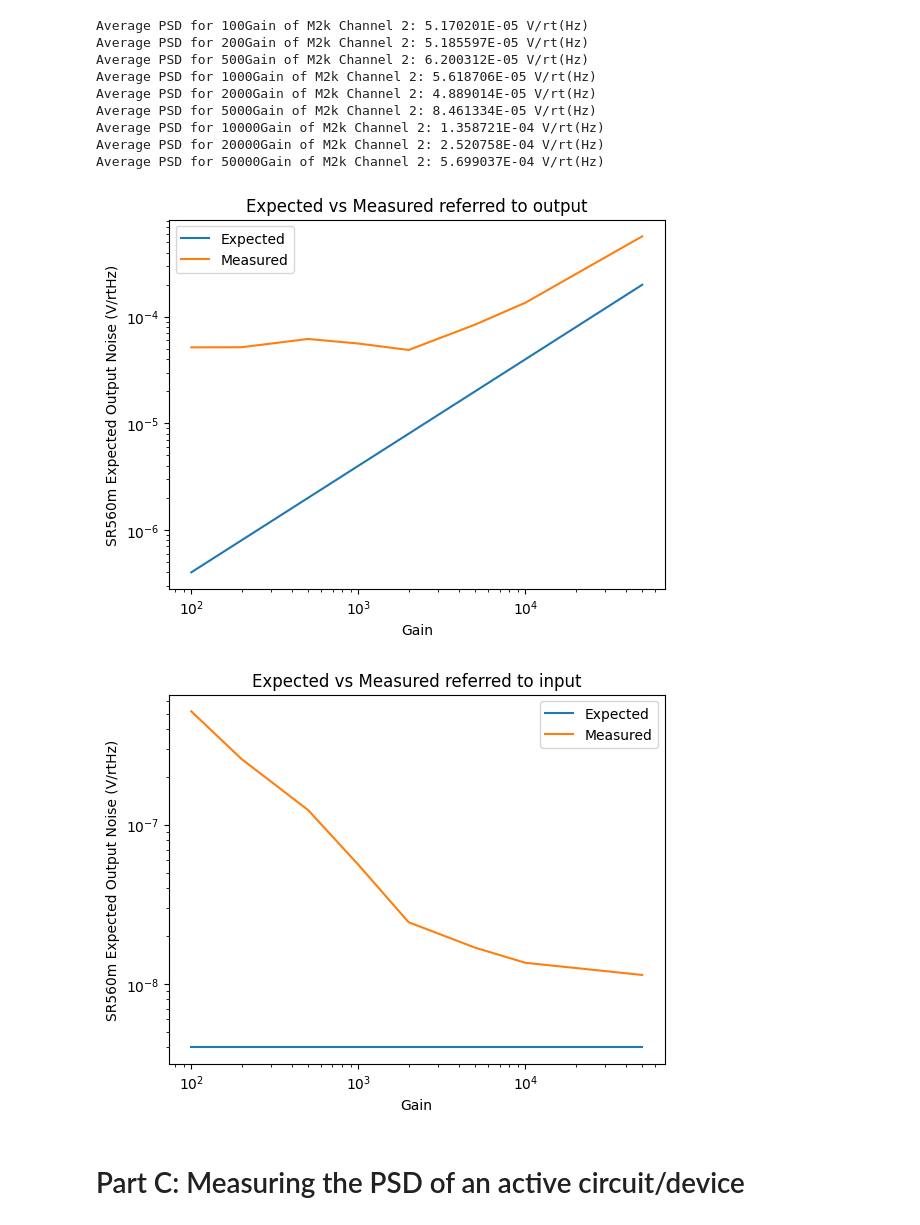
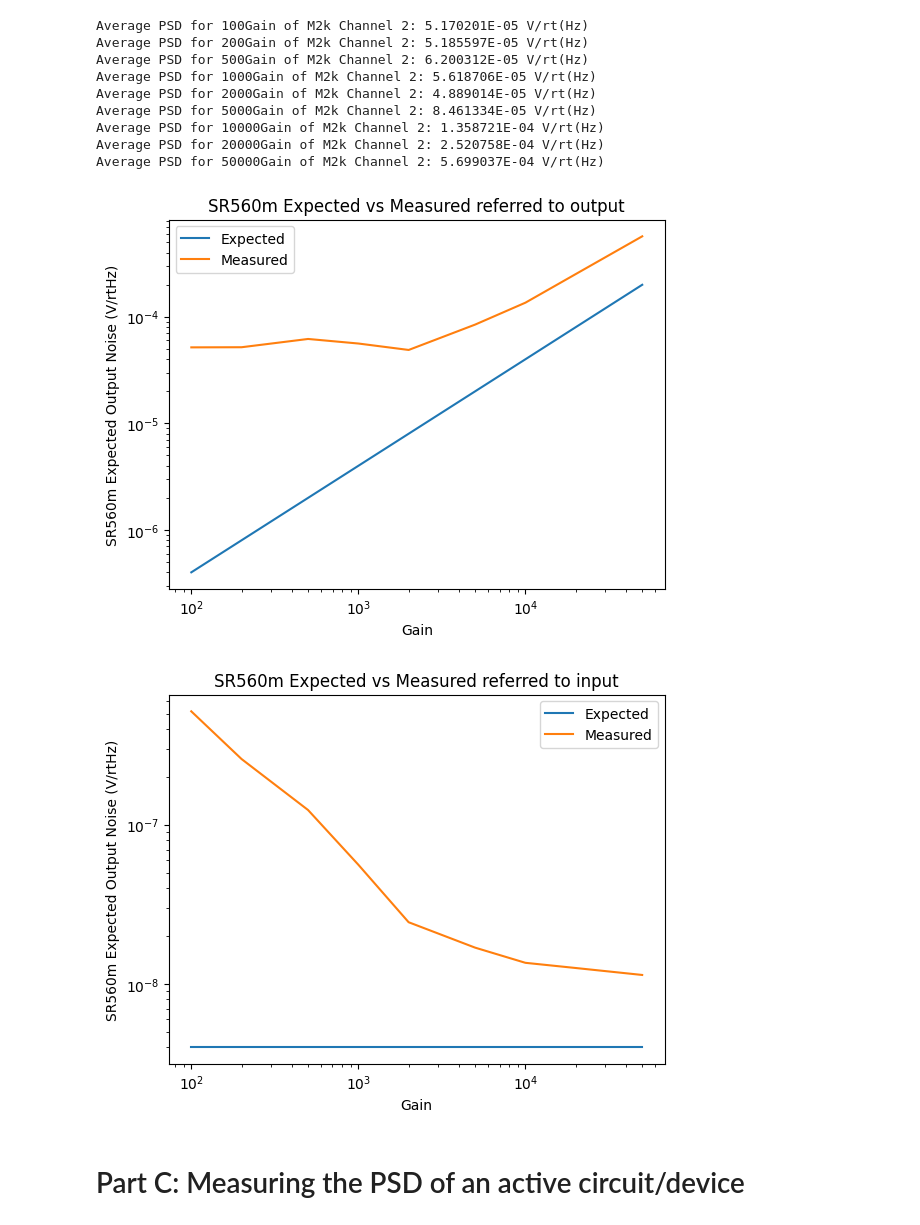
Before and after one commit to MazinDan/Analog_Lab_B, a Jupyter notebook: Lab_4_Report/Analog_Lab4.ipynb, the cells around one changed output. Saved outputs shown, nothing was run; the diff lists cells and outputs as text; code cells hidden in the pictures.

```diff
--- a/Lab_4_Report/Analog_Lab4.ipynb
+++ b/Lab_4_Report/Analog_Lab4.ipynb
@@ -340,33 +340,33 @@ Average PSD for 50000Gain of M2k Channel 2: 5.699037E-04 V/rt(Hz)
 # %%
 # Holds dataframes for all the plots
 comparison_frames = []
 
 # Read in CSV for step 11
 comparison_frames += [pd.read_csv(f'{data_file_path}/Part_B/SR560ExpectedVsActualOutputReferred.csv')]
 comparison_frames += [pd.read_csv(f'{data_file_path}/Part_B/SR560ExpectedVsActualInputReferred.csv')]
 
-comparison_titles = ["Expected vs Measured referred to output", "Expected vs Measured referred to input"]
+comparison_titles = ["SR560m Expected vs Measured referred to output", "SR560m Expected vs Measured referred to input"]
 
 # Index for titles
 i = 0
 
 # Plot frame data: NOTE: Channel 1 is included in the frames(?)
 for frame in comparison_frames:
 #    print(frame)
     plt.figure()
     plt.xscale('log')
     plt.yscale('log')
     plt.title(comparison_titles[i])
     i += 1
     plt.ylabel('SR560m Expected Output Noise (V/rtHz)')
     plt.xlabel('Gain')
     plt.plot(frame['Gain'], frame['SR560m Expected Output Noise (V/rtHz)'], label='Expected')
     plt.plot(frame['Gain'], frame['SR560m Measured Output Noise (V/rtHz)'], label='Measured')
     plt.legend()
     plt.show()
 # %% [output]
-[figure, old version]
+[figure, new version]
-[figure, old version]
+[figure, new version]
 # %% [markdown]
 # Part C: Measuring the PSD of an active circuit/device
 # %% [markdown]
```
